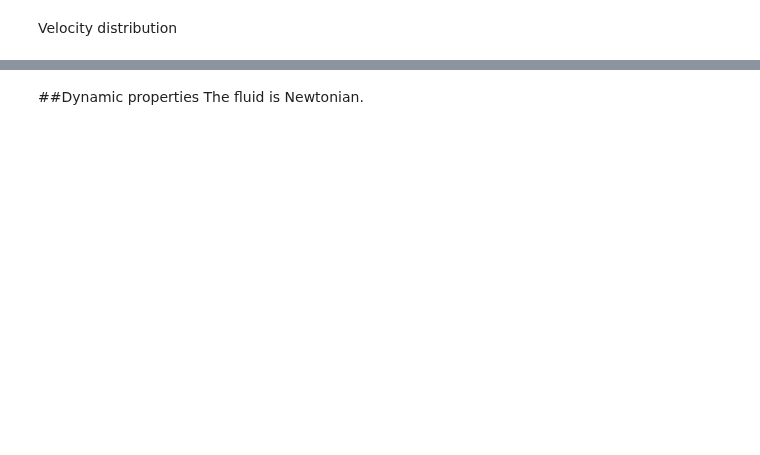
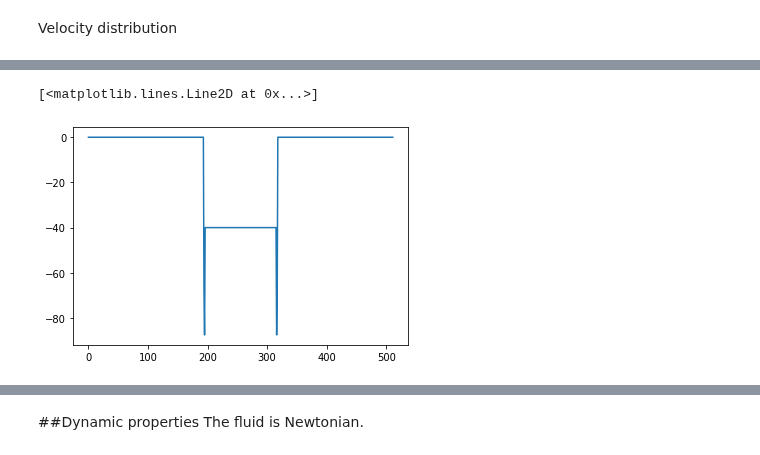
Before and after one commit to Mechanics-Mechatronics-and-Robotics/Physics-based-loss-and-machine-learning-approach-in-application-to-viscous-fluids-flow-modeling, a Jupyter notebook: Main.ipynb, the cells around one changed output, grey strips where cells are left out. Saved outputs shown, nothing was run; the diff lists cells and outputs as text; code cells hidden in the pictures; blank space fills up the shorter version.

```diff
--- a/Main.ipynb
+++ b/Main.ipynb
@@ -317,0 +230,5 @@ Text(0.5, 1.0, 'v2')
+# %%
+plt.plot(v1[:,1])
+# %% [output]
+[<matplotlib.lines.Line2D at 0x...>]
+[figure, added]
```
Also changed, not shown: parts of 42 cells of this notebook.
